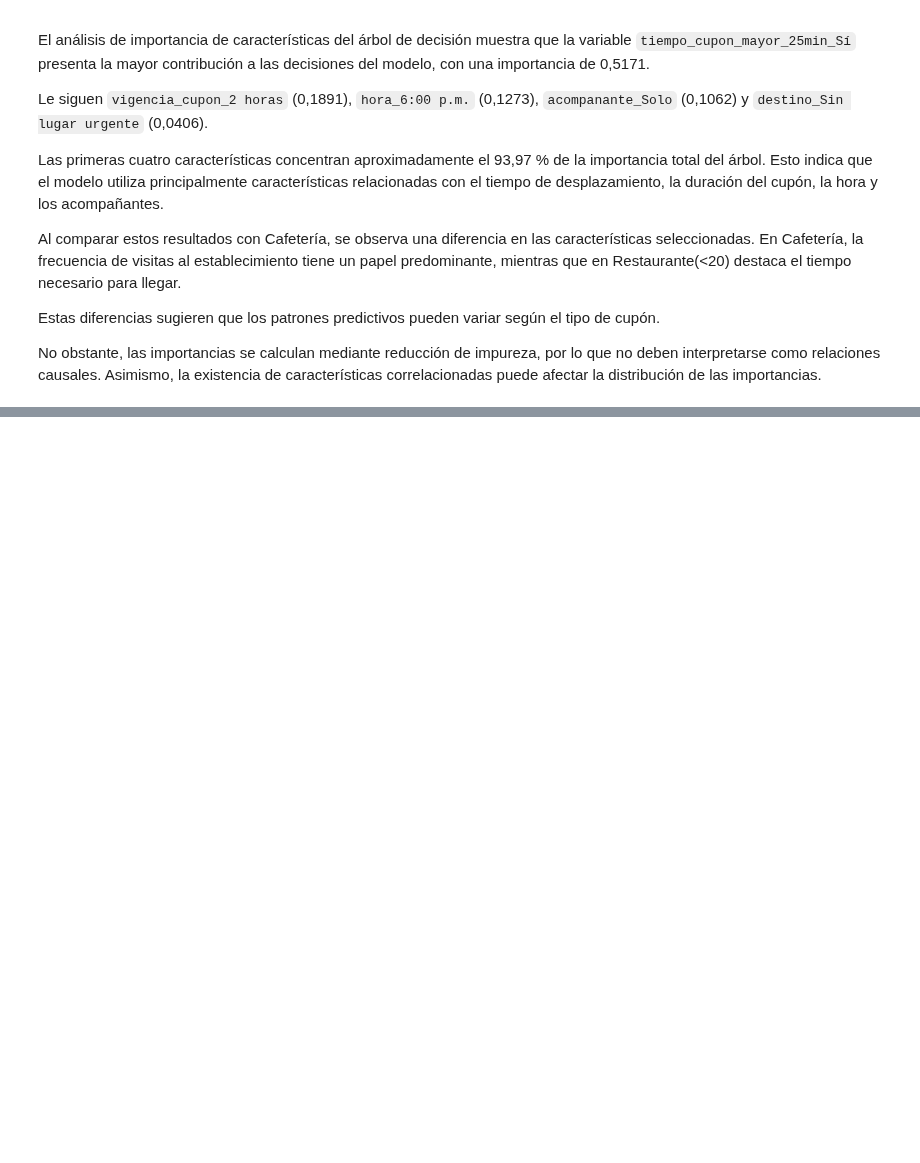
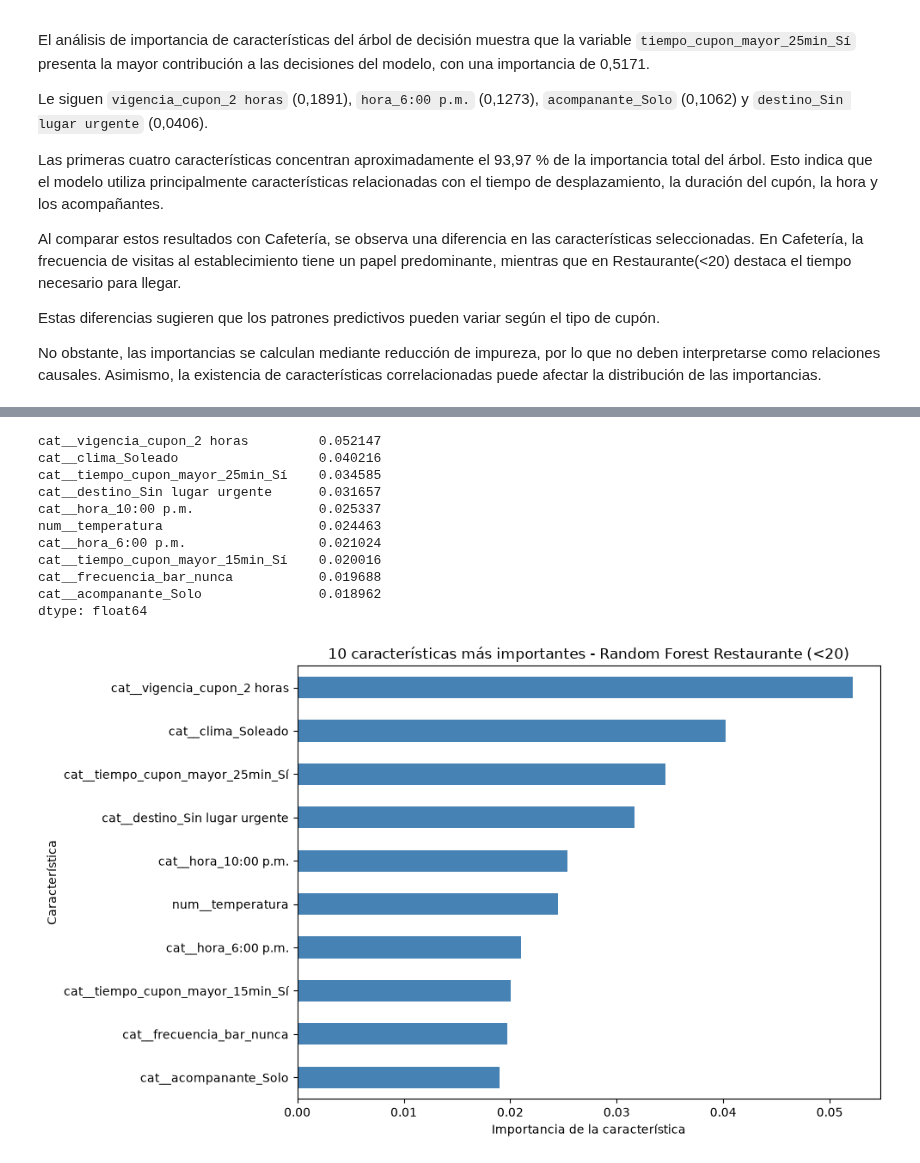
Before and after one commit to lauraS191/MaterialDeClase-ISIS-2611, a Jupyter notebook: 202620/Laboratorios/L3/Laboratorio3-Punto4.ipynb, the cells around one changed output, grey strips where cells are left out. Cells and saved outputs as stored; diff of their text form; code cells hidden in the pictures; blank space fills up the shorter version.

```diff
--- a/202620/Laboratorios/L3/Laboratorio3-Punto4.ipynb
+++ b/202620/Laboratorios/L3/Laboratorio3-Punto4.ipynb
@@ -1831,0 +2026,19 @@ No obstante, las importancias se calculan mediante reducción de impureza, por l
+# %%
+# Búsqueda de hiperparámetros para Restaurante (<20)
+grid_rf_res = GridSearchCV(
+    pipeline_rf,
+    param_grid=param_grid_rf,
+    cv=kfold,
+    scoring='f1',
+    n_jobs=-1
+)
+
+# Entrenar el modelo
+grid_rf_res.fit(X_train_res, y_train_res)
+
+# Mostrar resultados
+print("Mejores hiperparámetros:")
+print(grid_rf_res.best_params_)
+
+print("\nMejor F1-score en validación cruzada:")
+print(grid_rf_res.best_score_)
@@ -1831,0 +2231,52 @@ No obstante, las importancias se calculan mediante reducción de impureza, por l
+# %%
+# Recuperar el mejor modelo de Restaurante (<20)
+mejor_rf_res = grid_rf_res.best_estimator_
+
+# Obtener el clasificador Random Forest
+modelo_rf_res = mejor_rf_res.named_steps['modelo']
+
+# Obtener los nombres de las características transformadas
+nombres_rf_res = (
+    mejor_rf_res.named_steps['preprocesador']
+    .get_feature_names_out()
+)
+
+# Calcular importancia de características
+importancias_rf_res = pd.Series(
+    modelo_rf_res.feature_importances_,
+    index=nombres_rf_res
+)
+
+# Seleccionar las diez características más importantes
+top_rf_res = importancias_rf_res.sort_values(
+    ascending=False
+).head(10)
+
+print(top_rf_res)
+
+# Graficar
+plt.figure(figsize=(10, 6))
+
+top_rf_res.sort_values().plot(
+    kind='barh',
+    color='steelblue'
+)
+
+plt.title('10 características más importantes - Random Forest Restaurante (<20)')
+plt.xlabel('Importancia de la característica')
+plt.ylabel('Característica')
+plt.tight_layout()
+plt.show()
+# %% [output]
+cat__vigencia_cupon_2 horas         0.052147
+cat__clima_Soleado                  0.040216
+cat__tiempo_cupon_mayor_25min_Sí    0.034585
+cat__destino_Sin lugar urgente      0.031657
+cat__hora_10:00 p.m.                0.025337
+num__temperatura                    0.024463
+cat__hora_6:00 p.m.                 0.021024
+cat__tiempo_cupon_mayor_15min_Sí    0.020016
+cat__frecuencia_bar_nunca           0.019688
+cat__acompanante_Solo               0.018962
+dtype: float64
+[figure, added]
```
Also changed, not shown: parts of 41 cells of this notebook, 1 other file.
